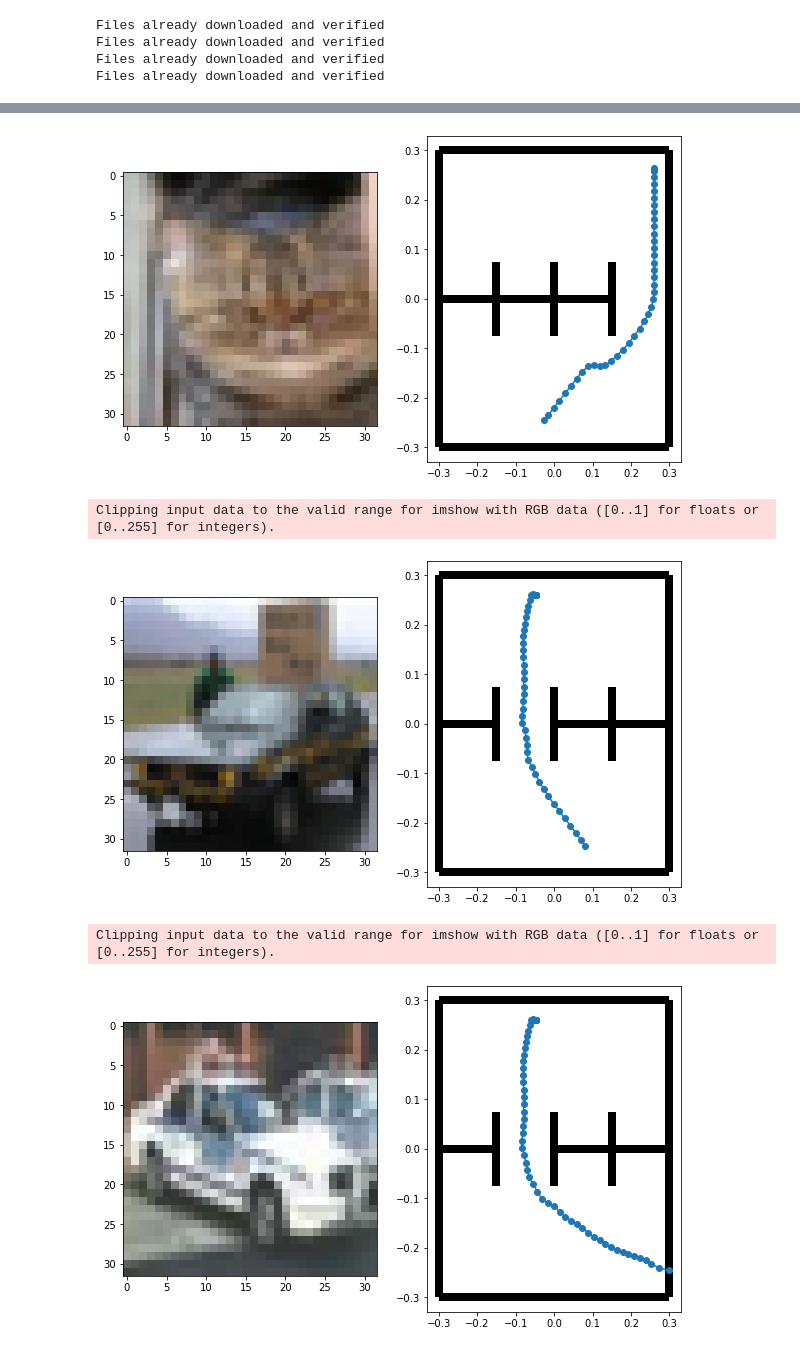
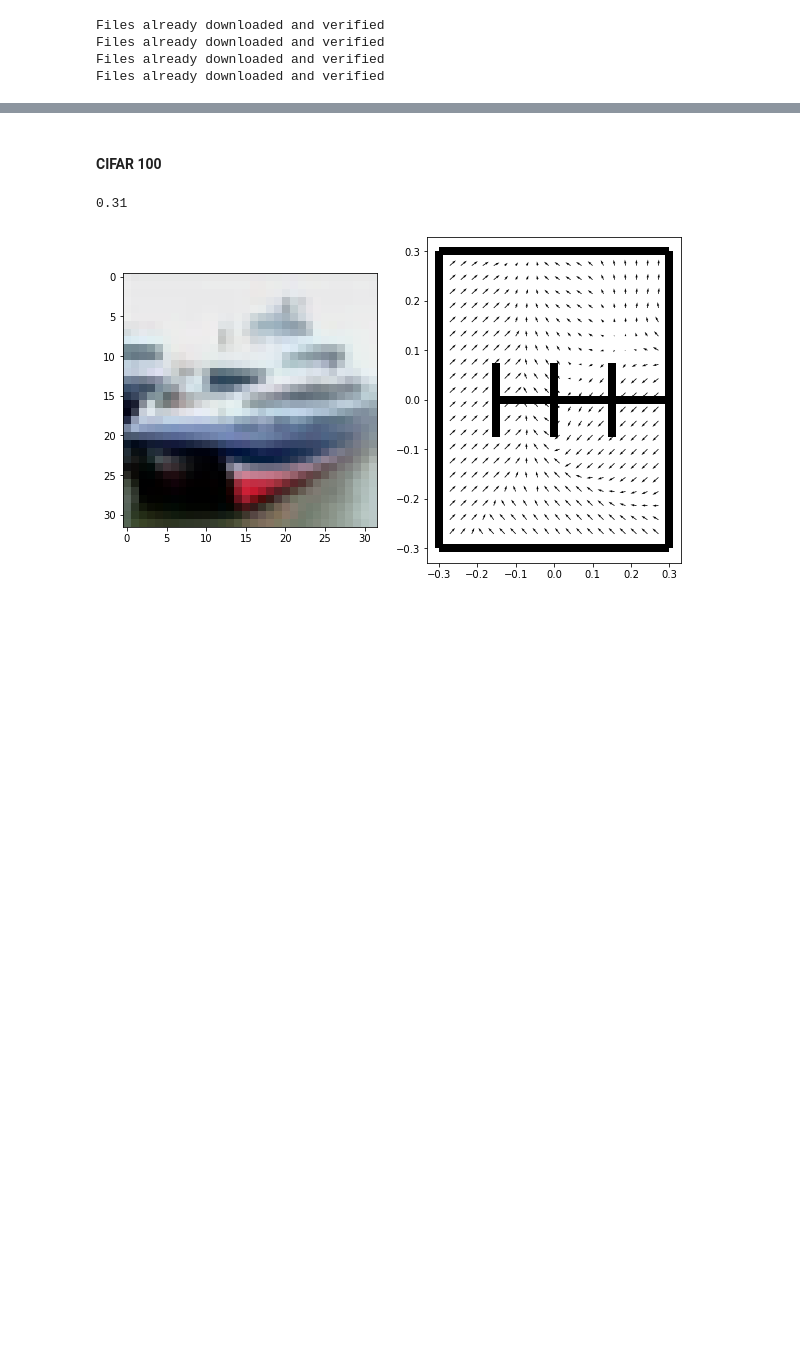
Before and after one commit to chethus/CQL, a Jupyter notebook: visualizations.ipynb, the cells around one changed output, grey strips where cells are left out. Drawn from its saved outputs; the diff is of its cells as text; code cells hidden in the pictures; blank space fills up the shorter version.

Commit message:
More visualizations and resnet head

```diff
--- a/visualizations.ipynb
+++ b/visualizations.ipynb
@@ -22,7 +26,7 @@ Files already downloaded and verified
 Files already downloaded and verified
 # %%
 def get_device():
-    return 'cpu' if torch.cuda.is_available() else 'cpu'
+    return 'cuda' if torch.cuda.is_available() else 'cpu'
 # %%
 def descriptor_to_img(descriptor):
     # CIFAR-10 normalization
@@ -70,7 +74,7 @@ def plot_policy(policy, eval_env, mesh_size, descriptor_id):
     descriptor = eval_env.dataset[img_idx][0].numpy()
     descriptor_img = descriptor_to_img(descriptor)
     _, (ax1, ax2) = plt.subplots(1, 2, figsize=(10,6))
-    ax1.imshow(descriptor_img)
+    ax1.imshow((255*descriptor_img).astype(np.uint8))
     obs_mesh = gen_obs_mesh(eval_env, mesh_size, descriptor)
     states = obs_mesh['state']
     with torch.no_grad():
@@ -144,7 +147,7 @@ Clipping input data to the valid range for imshow with RGB data ([0..1] for floa
 # %%
-model = load_model('/media/3tb/chet/experiment_output/test_sac_cifar_train_20220314_014107/model.pkl')
-cifar_train_policy = model['sac'].policy.to(get_device())
-cifar_train_q_func = model['sac'].qf1.to(get_device())
+sac = load_sac('/media/3tb/chet/experiment_output/test_sac_cifar_train_20220314_014107/model.pkl')
+cifar_train_policy = sac.policy.to(get_device())
+cifar_train_q_func = sac.qf1.to(get_device())
 
 trajs, traj_infos = sample_trajectories(cifar_train_policy, cifar_locked_doors_test, 2,
     deterministic=True)
@@ -165,25 +168,16 @@ Clipping input data to the valid range for imshow with RGB data ([0..1] for floa
+# %% [markdown]
+#### CIFAR 100 ####
 # %%
 model_path = '/media/3tb/chet/experiment_output/test_sac_locked_doors_20220314_132742/model.pkl'
-
-with open(model_path, 'rb') as f:
-    model = pkl.load(f)
-    one_hot_fc_net = model['sac'].policy.to(get_device())
-
-cifar_path = '/media/3tb/chet/saved_models/cifar10_20220314_125839.pkl'
-with open(cifar_path, 'rb') as f:
-    cifar_head = pkl.load(f).to(get_device())
-cifar_one_hot_policy = CIFAROneHotPolicy(cifar_head, one_hot_fc_net)
+cifar_path = '/media/3tb/chet/saved_models/sequential_cifar_100_20220404_124914.pkl'
+cifar_train_one_hot_policy = CIFAROneHotPolicy(cifar_path, model_path)
 
 with torch.no_grad():
-    trajs, traj_infos = sample_trajectories(cifar_one_hot_policy, cifar_locked_doors_test, 5,
+    trajs, traj_infos = sample_trajectories(cifar_train_one_hot_policy, cifar_locked_doors_test, 100,
     deterministic=True)
 
-plot_trajectories(trajs, traj_infos, cifar_locked_doors_test)
-plot_policy(cifar_one_hot_policy, cifar_locked_doors_test, 20, (0, 1))
-avg_last_is_success(traj_infos)
+plot_policy(cifar_train_one_hot_policy, cifar_locked_doors_test, 20, (0, 1))
+print(avg_last_is_success(traj_infos))
 # %% [output]
+0.31
-[figure, old version]
+[figure, new version]
-Clipping input data to the valid range for imshow with RGB data ([0..1] for floats or [0..255] for integers).
-[figure, removed]
-Clipping input data to the valid range for imshow with RGB data ([0..1] for floats or [0..255] for integers).
-[figure, removed]
```
Also changed, not shown: parts of 23 cells of this notebook, 6 other files.
